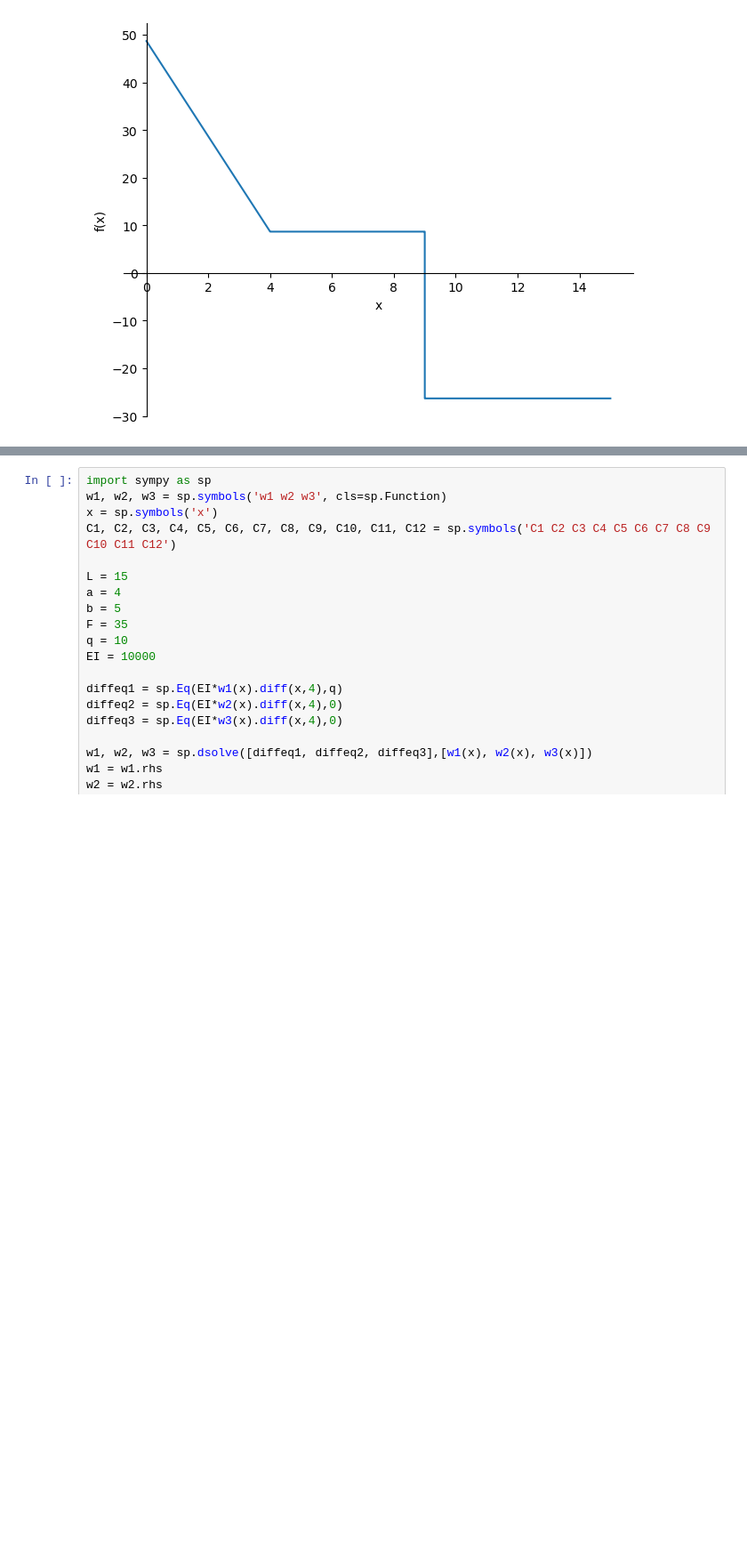
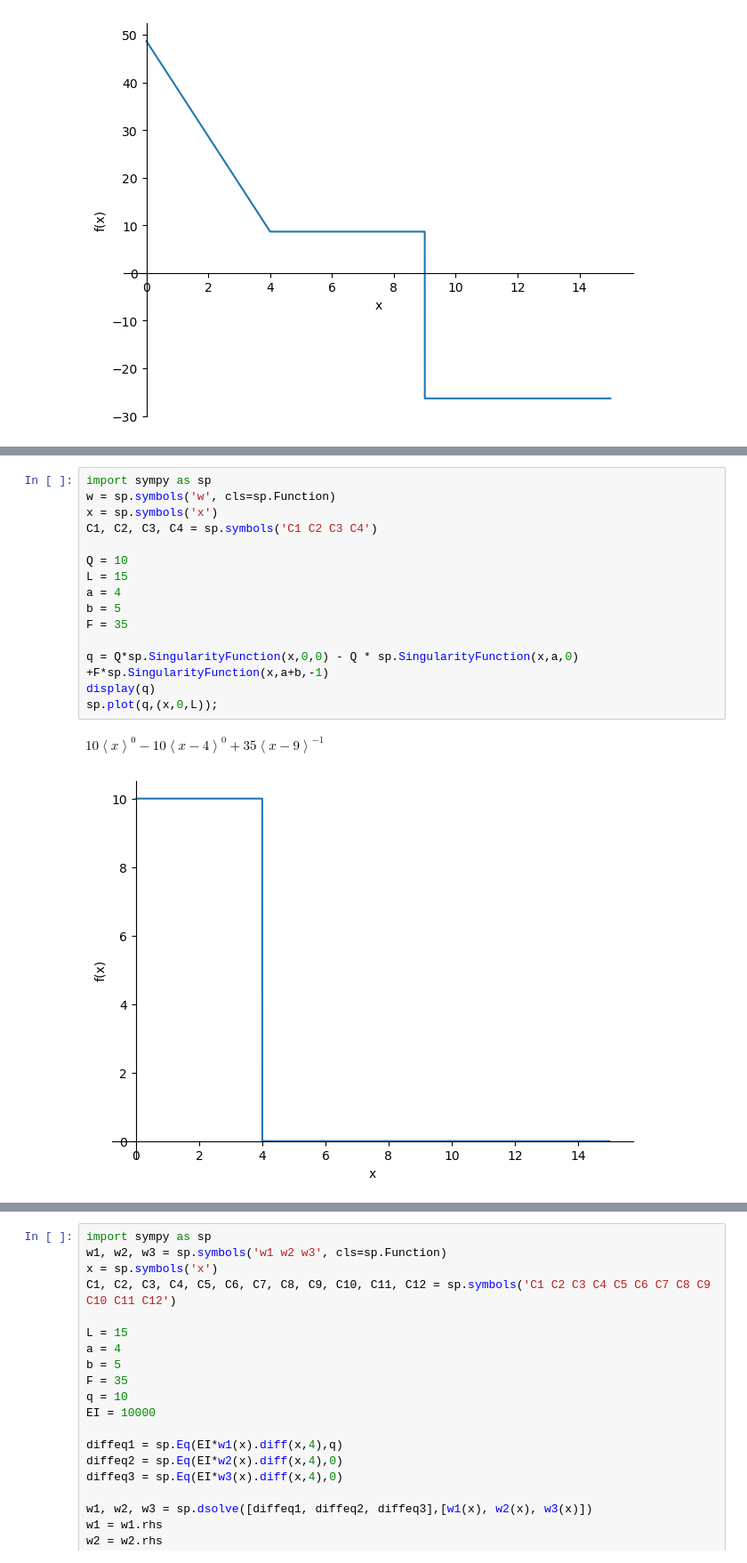
Before and after one commit to TeachBooks/sympy_mechanics, a Jupyter notebook: Instruction/SymPy example for Structural Mechanics problems.ipynb, the cells around one changed output, grey strips where cells are left out. Shown at 89% size. Drawn from its saved outputs; the diff is of its cells as text; blank space fills up the shorter version.

```diff
--- a/Instruction/SymPy example for Structural Mechanics problems.ipynb
+++ b/Instruction/SymPy example for Structural Mechanics problems.ipynb
@@ -89,0 +105,18 @@ sp.plotting.plot(V,(x,0,L));
+# %%
+import sympy as sp
+w = sp.symbols('w', cls=sp.Function)
+x = sp.symbols('x')
+C1, C2, C3, C4 = sp.symbols('C1 C2 C3 C4')
+
+Q = 10
+L = 15
+a = 4
+b = 5
+F = 35
+
+q = Q*sp.SingularityFunction(x,0,0) - Q * sp.SingularityFunction(x,a,0) +F*sp.SingularityFunction(x,a+b,-1)
+display(q)
+sp.plot(q,(x,0,L));
+# %% [output]
+$\displaystyle 10 {\left\langle x \right\rangle}^{0} - 10 {\left\langle x - 4 \right\rangle}^{0} + 35 {\left\langle x - 9 \right\rangle}^{-1}$
+[figure, added]
```
Also changed, not shown: parts of 8 cells of this notebook, 2 other files.
